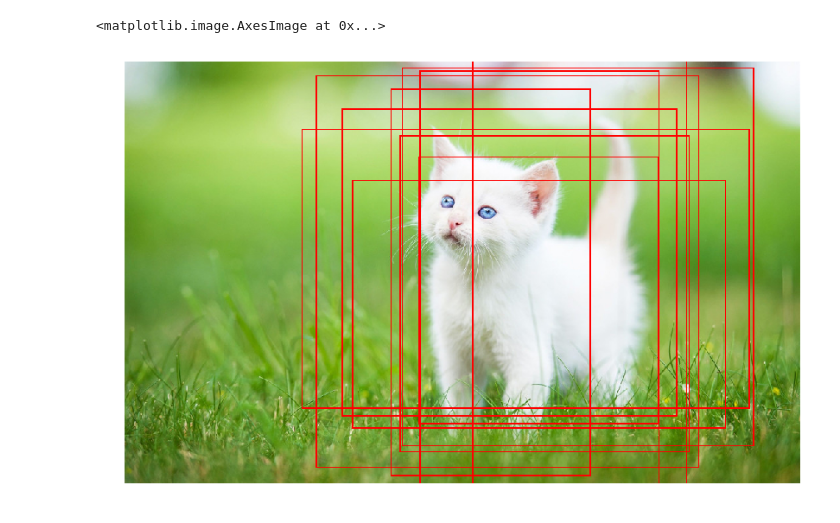
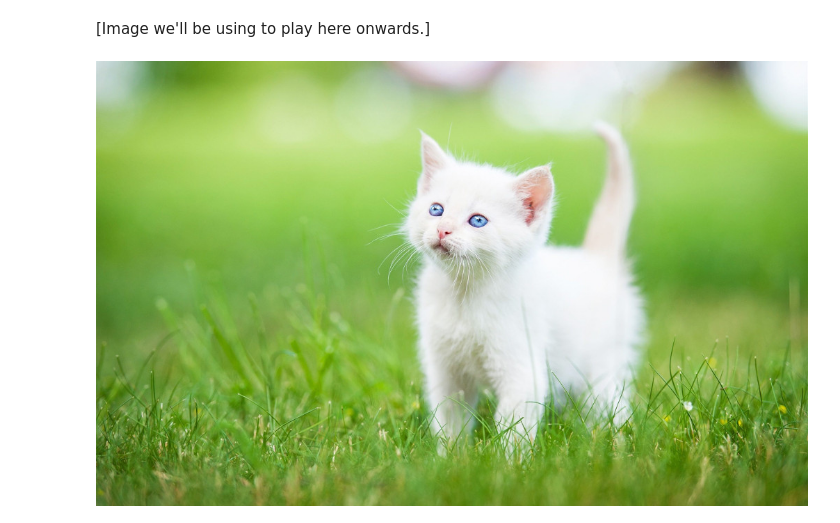
Before and after one commit to ipacheco-uy/object-detection-workshop, a Jupyter notebook: RPN.ipynb, the cells around one changed output. Saved outputs shown, nothing was run; the diff lists cells and outputs as text; code cells hidden in the pictures.

```diff
--- a/RPN.ipynb
+++ b/RPN.ipynb
@@ -19,17 +27,2 @@ tf.enable_eager_execution()
-# %%
-image_path = os.path.expanduser('~/images/cat.jpg')
-
-raw_image = Image.open(image_path)
-image = np.expand_dims(raw_image.convert('RGB'), axis=0)
-
-with tfe.restore_variables_on_create('checkpoint/rpn'):
-    result = build_model(image)
-
-draw_bboxes(raw_image, result['proposals'][:10])
-
-plt.figure(figsize=(14, 10))
-plt.axis('off')
-plt.imshow(raw_image)
-# %% [output]
-<matplotlib.image.AxesImage at 0x...>
-[figure, removed]
+# %% [markdown]
+[Image we'll be using to play here onwards.]
@@ -35,0 +32,7 @@ plt.imshow(raw_image)
+# %%
+# image = open_image('~/images/cats.png')
+image = open_image('~/images/cat.jpg')
+
+to_image(image)
+# %% [output]
+[figure, added]
```
Also changed, not shown: parts of 24 cells of this notebook, 1 other file.
